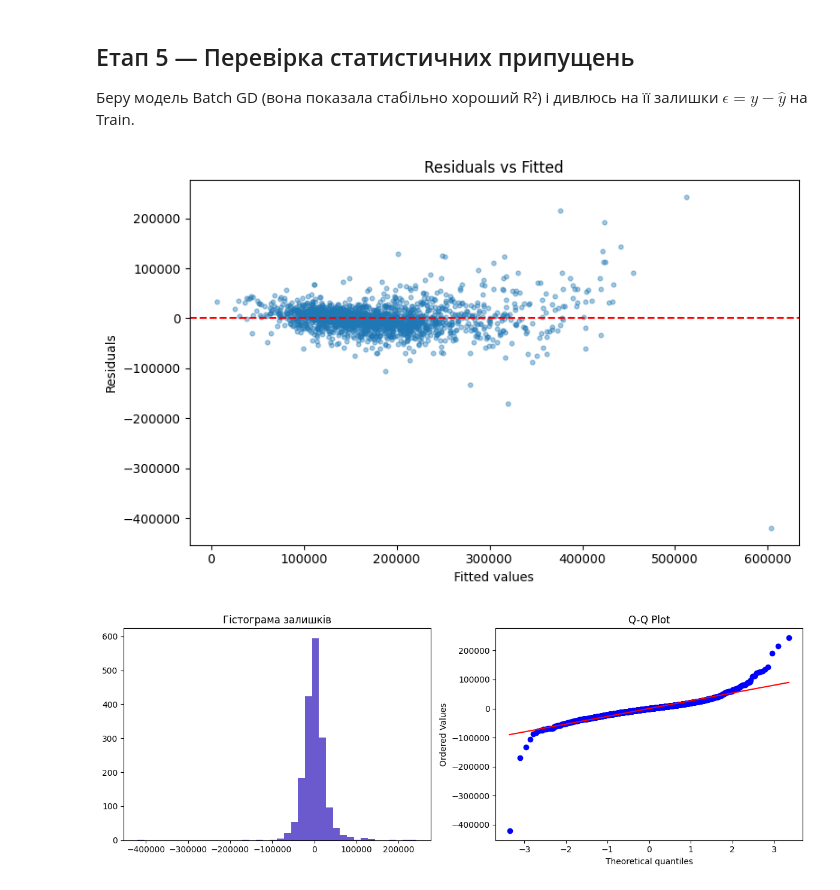
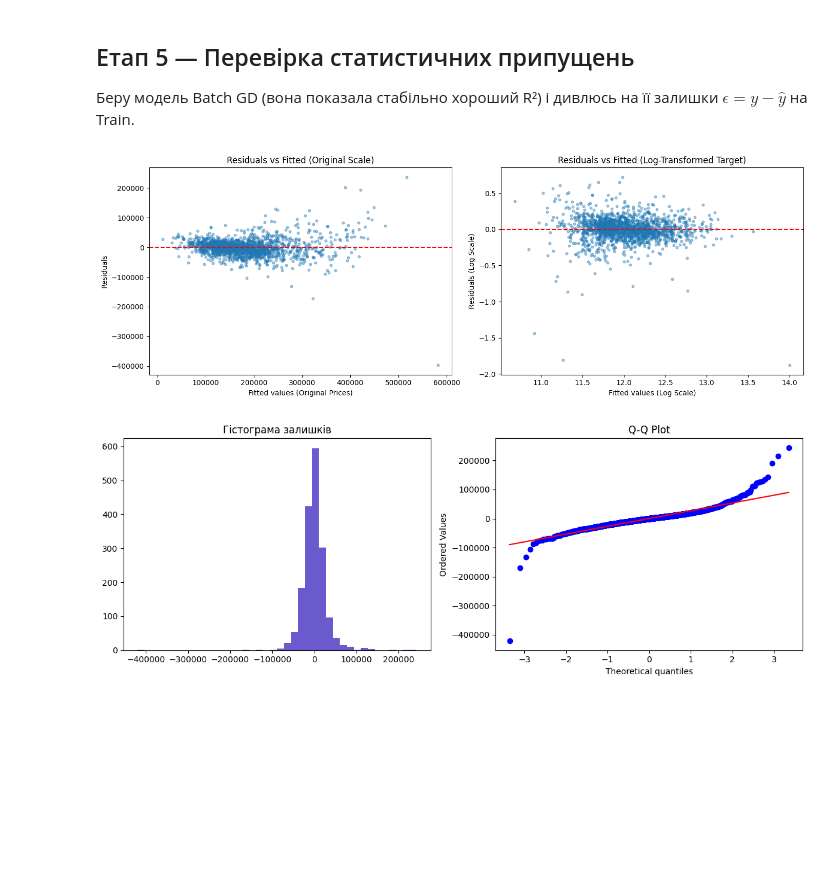
Before and after one commit to AlinaPavlenk18/machine-learning, a Jupyter notebook: lab1/lab1.ipynb, the cells around one changed output. Cells and saved outputs as stored; diff of their text form; code cells hidden in the pictures; blank space fills up the shorter version.

```diff
--- a/lab1/lab1.ipynb
+++ b/lab1/lab1.ipynb
@@ -358,18 +355,21 @@ class LinearRegressionNumpy:
 векторизованого рахунку градієнта (градієнт всередині циклу все одно рахується
 матрично, одним виразом).
 # %%
-def train_batch_gd(X, y, lr=0.1, epochs=200):
+def train_batch_gd(X, y, X_val, y_val, lr=0.1, epochs=200):
     model = LinearRegressionNumpy(X.shape[1])
+    model.val_history = []
     for epoch in range(epochs):
         dw, db = model.compute_gradients(X, y)
         model.update_params(dw, db, lr)
         model.history.append(model.compute_cost(X, y))
+        model.val_history.append(model.compute_cost(X_val, y_val))
     return model
 
 
-def train_sgd(X, y, lr=0.01, epochs=200, seed=42):
+def train_sgd(X, y, X_val, y_val, lr=0.01, epochs=200, seed=42):
     rng = np.random.default_rng(seed)
     model = LinearRegressionNumpy(X.shape[1])
+    model.val_history = []
     m = X.shape[0]
     for epoch in range(epochs):
         idx = rng.permutation(m)
@@ -379,12 +379,14 @@ def train_sgd(X, y, lr=0.01, epochs=200, seed=42):
             dw, db = model.compute_gradients(xi, yi)
             model.update_params(dw, db, lr)
         model.history.append(model.compute_cost(X, y))
+        model.val_history.append(model.compute_cost(X_val, y_val))
     return model
 
 
-def train_minibatch_gd(X, y, lr=0.05, epochs=200, batch_size=32, seed=42):
+def train_minibatch_gd(X, y, X_val, y_val, lr=0.05, epochs=200, batch_size=32, seed=42):
     rng = np.random.default_rng(seed)
     model = LinearRegressionNumpy(X.shape[1])
+    model.val_history = []
     m = X.shape[0]
     for epoch in range(epochs):
         idx = rng.permutation(m)
@@ -395,12 +397,13 @@ def train_minibatch_gd(X, y, lr=0.05, epochs=200, batch_size=32, seed=42):
             dw, db = model.compute_gradients(xb, yb)
             model.update_params(dw, db, lr)
         model.history.append(model.compute_cost(X, y))
+        model.val_history.append(model.compute_cost(X_val, y_val))
     return model
 # %%
 EPOCHS = 200
-model_batch = train_batch_gd(Xtr, ytr, lr=0.3, epochs=EPOCHS)
-model_sgd = train_sgd(Xtr, ytr, lr=0.01, epochs=EPOCHS)
-model_mb = train_minibatch_gd(Xtr, ytr, lr=0.1, epochs=EPOCHS, batch_size=32)
+model_batch = train_batch_gd(Xtr, ytr, Xva, yva, lr=0.3, epochs=EPOCHS)
+model_sgd = train_sgd(Xtr, ytr, Xva, yva, lr=0.01, epochs=EPOCHS)
+model_mb = train_minibatch_gd(Xtr, ytr, Xva, yva, lr=0.1, epochs=EPOCHS, batch_size=32)
 
 print("Фінальний Train cost | Batch:", round(model_batch.history[-1], 2),
       "| SGD:", round(model_sgd.history[-1], 2),
@@ -492,16 +530,32 @@ Mini-batch GD   | Train R2= 0.8639 | Val R2= 0.8004 | Test R2= 0.8699
 y_pred_train = model_batch.predict(Xtr)
 residuals = ytr - y_pred_train
 # %%
-plt.figure()
-plt.scatter(y_pred_train, residuals, alpha=0.4, s=12)
-plt.axhline(0, color='red', linestyle='--')
-plt.xlabel('Fitted values')
-plt.ylabel('Residuals')
-plt.title('Residuals vs Fitted')
+ytr_log = np.log(ytr)
+yva_log = np.log(yva)
+
+model_log = train_batch_gd(Xtr, ytr_log, Xva, yva_log, lr=0.1, epochs=1000)
+
+y_pred_log_train = model_log.predict(Xtr)
+residuals_log = ytr_log - y_pred_log_train
+
+fig, axes = plt.subplots(1, 2, figsize=(14, 5))
+
+axes[0].scatter(y_pred_train, residuals, alpha=0.4, s=12)
+axes[0].axhline(0, color='red', linestyle='--')
+axes[0].set_xlabel('Fitted values (Original Prices)')
+axes[0].set_ylabel('Residuals')
+axes[0].set_title('Residuals vs Fitted (Original Scale)')
+
+axes[1].scatter(y_pred_log_train, residuals_log, alpha=0.4, s=12)
+axes[1].axhline(0, color='red', linestyle='--')
+axes[1].set_xlabel('Fitted values (Log Scale)')
+axes[1].set_ylabel('Residuals (Log Scale)')
+axes[1].set_title('Residuals vs Fitted (Log-Transformed Target)')
+
 plt.tight_layout()
 plt.show()
 # %% [output]
-[figure, old version]
+[figure, new version]
 # %%
 fig, ax = plt.subplots(1, 2, figsize=(12, 4.5))
 ax[0].hist(residuals, bins=40, color='slateblue')
```
Also changed, not shown: parts of 7 cells of this notebook.
